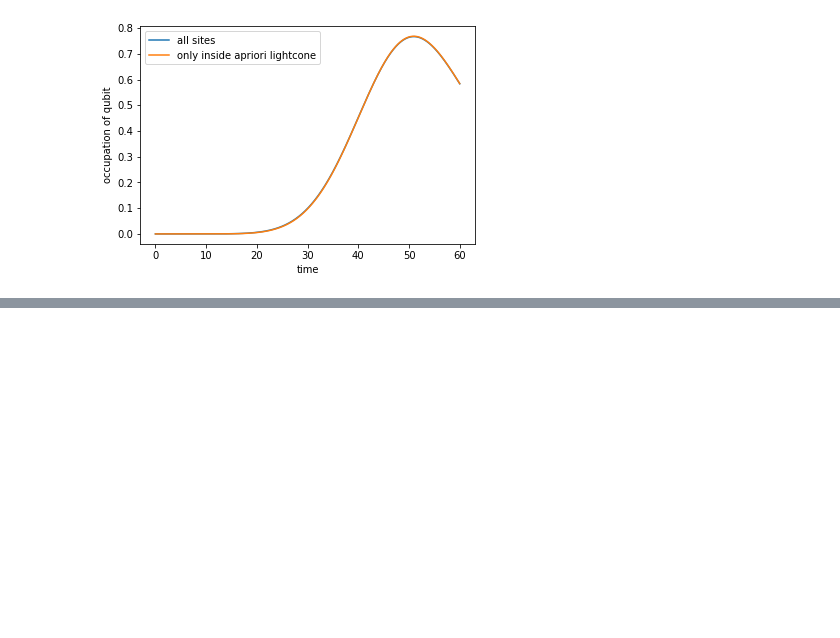
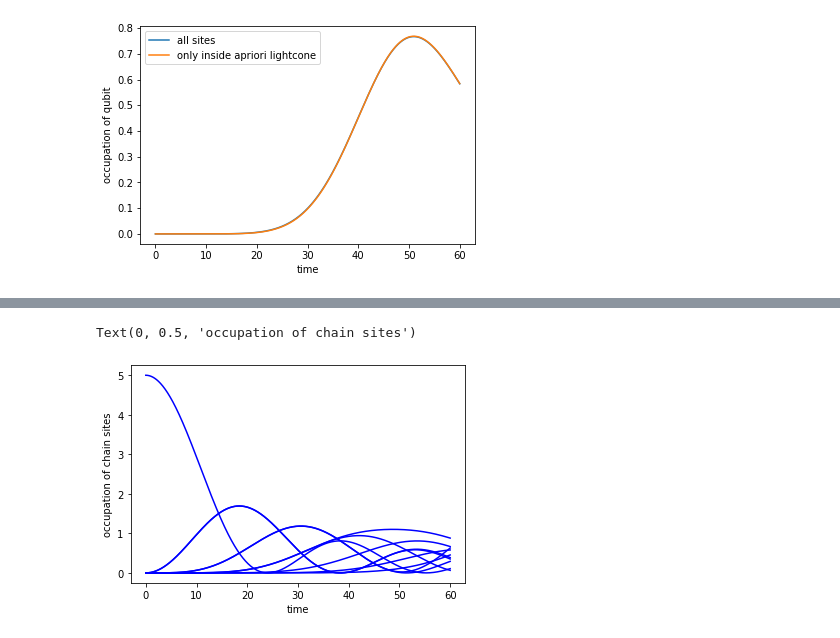
Before and after one commit to evgenii-poliakoff/lightcones-prev, a Jupyter notebook: _sources/lightcone_interaction_pic.ipynb, the cells around one changed output, grey strips where cells are left out. Cells and saved outputs as stored; diff of their text form; code cells hidden in the pictures; blank space fills up the shorter version.

```diff
--- a/_sources/lightcone_interaction_pic.ipynb
+++ b/_sources/lightcone_interaction_pic.ipynb
@@ -86,24 +86,24 @@ import tools
 tmax = 800
 dt = 0.01
 t = np.arange(start = 0, stop = tmax, step = dt)
-nt = t.size
+nt1 = t.size
 
 ns = 100 # number of chain sites we keep
 
 h = 0.05 # chain hopping
 e = 1.0  # chain on-site energy
 
-H = tools.tridiag([e]*ns, [h]*(ns-1)) # Hamiltonian for free propagation of a single quantum
+H1 = tools.tridiag([e]*ns, [h]*(ns-1)) # Hamiltonian for free propagation of a single quantum
 
 phi_ini = np.zeros(ns, dtype = np.cdouble)
 phi_ini[0] = 1 # initially quantum is on the site 0
 
-psi_lc = np.zeros((ns, nt), dtype = np.cdouble) # Here we store the propagated orbitals
+psi_lc = np.zeros((ns, nt1), dtype = np.cdouble) # Here we store the propagated orbitals
 
-def Ht(t):
-    return H
+def H1t(t):
+    return H1
 
-for i, psi in tools.evolution(start_index = 0, end_index = nt, H = Ht, dt = dt, initial_state = phi_ini):
+for i, psi in tools.evolution(start_index = 0, end_index = nt1, H = H1t, dt = dt, initial_state = phi_ini):
     psi_lc[:, i] = np.copy(psi)
 
 ##### stage 2: find times when new sites couple
@@ -113,7 +113,7 @@ r_cut = 10**(-6)
 ti = [0]
 rho_plus = np.zeros((ns, ns), dtype = np.cdouble)
 j = 1
-for i in range(nt-1):
+for i in range(nt1-1):
     # update rho_plus
     psi = tools.as_column_vector(psi_lc[:, i]).conj() # the only difference
     rho_plus += tools.dyad(psi, psi) * dt
@@ -129,8 +129,8 @@ for i in range(nt-1):
             # if all sites are coupled
             break
 
-if ti[-1] < nt-1:
-    ti.append(nt-1)
+if ti[-1] < nt1-1:
+    ti.append(nt1-1)
 
 ###### stage 3: visuatize number of coupled modes vs time
 
@@ -280,0 +285,17 @@ Here blue line is a degree of freedom of open system (atom). Salmon lines are si
+# %%
+nc = np.zeros((nt, m))
+
+for i, psi in tools.evolution(start_index = 0, end_index = nt, H = Hi, dt = dt, initial_state = psi_ini):
+    for j in range(m):
+        nc[i, j] = (np.conj(psi) @ a_hat_dag[j] @ a_hat[j] @ psi).real
+
+# visualize the results:
+
+for j in range(m):
+    plt.plot(t, nc[:, j], 'b')
+
+plt.xlabel('time')
+plt.ylabel('occupation of chain sites')
+# %% [output]
+Text(0, 0.5, 'occupation of chain sites')
+[figure, added]
```
Also changed, not shown: parts of 9 cells of this notebook, 7 other files.
